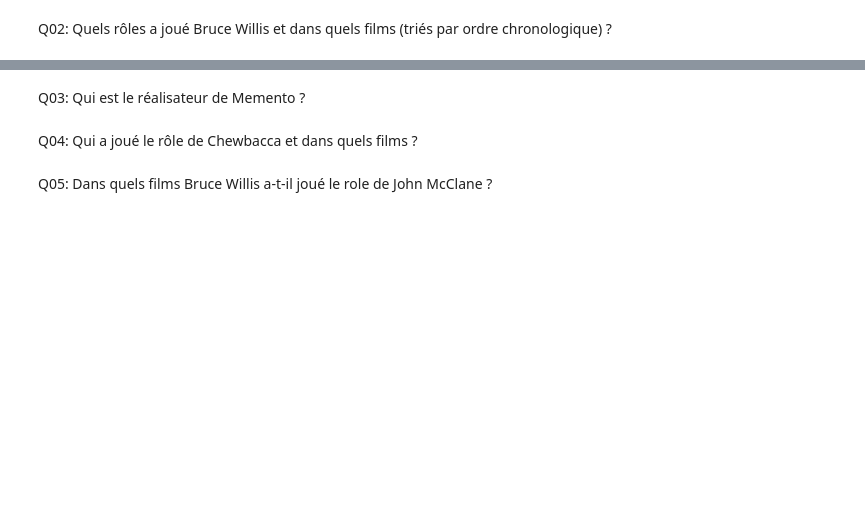
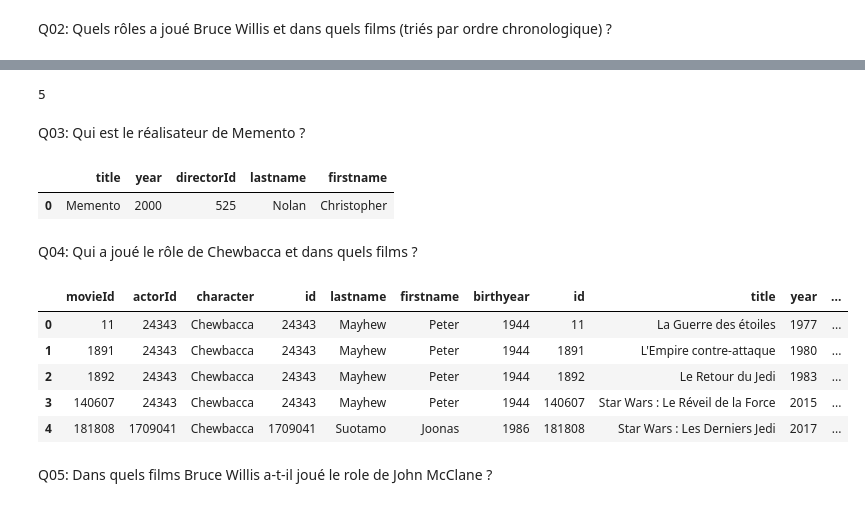
Before and after one commit to CPingeon/movies3, a Jupyter notebook: movies-3.ipynb, the cells around one changed output, grey strips where cells are left out. Cells and saved outputs as stored; diff of their text form; code cells hidden in the pictures; blank space fills up the shorter version.

```diff
--- a/movies-3.ipynb
+++ b/movies-3.ipynb
@@ -111,6 +166,40 @@ Q02: Quels rôles a joué Bruce Willis et dans quels films (triés par ordre chr
+# %%
+len(results2)
+# %% [output]
+5
 # %% [markdown]
 Q03: Qui est le réalisateur de Memento ?
+# %%
+sql_query_03 = """
+    SELECT movies.title, movies.year, movies.directorId, artists.lastname,  artists.firstname
+    FROM movies INNER JOIN artists on movies.directorId=artists.id
+    WHERE title = "Memento"
+"""
+
+results3 = pd.read_sql_query(sql_query_03, engine)
+results3.head(5)
+# %% [output]
+|  | title | year | directorId | lastname | firstname |
+| 0 | Memento | 2000 | 525 | Nolan | Christopher |
 # %% [markdown]
 Q04: Qui a joué le rôle de Chewbacca et dans quels films ?
+# %%
+sql_query_04 = """
+    SELECT *
+    FROM roles
+    INNER JOIN artists ON roles.actorId=artists.Id
+    INNER JOIN movies ON roles.movieId=movies.Id
+    WHERE roles.character = "Chewbacca"
+"""
+
+results4 = pd.read_sql_query(sql_query_04, engine)
+results4.head(5)
+# %% [output]
+|  | movieId | actorId | character | id | lastname | firstname | birthyear | id | title | year | ... |
+| 0 | 11 | 24343 | Chewbacca | 24343 | Mayhew | Peter | 1944 | 11 | La Guerre des étoiles | 1977 | ... |
+| 1 | 1891 | 24343 | Chewbacca | 24343 | Mayhew | Peter | 1944 | 1891 | L'Empire contre-attaque | 1980 | ... |
+| 2 | 1892 | 24343 | Chewbacca | 24343 | Mayhew | Peter | 1944 | 1892 | Le Retour du Jedi | 1983 | ... |
+| 3 | 140607 | 24343 | Chewbacca | 24343 | Mayhew | Peter | 1944 | 140607 | Star Wars : Le Réveil de la Force | 2015 | ... |
+| 4 | 181808 | 1709041 | Chewbacca | 1709041 | Suotamo | Joonas | 1986 | 181808 | Star Wars : Les Derniers Jedi | 2017 | ... |
 # %% [markdown]
 Q05: Dans quels films Bruce Willis a-t-il joué le role de John McClane ?
```
Also changed, not shown: parts of 8 cells of this notebook, 1 other file.
